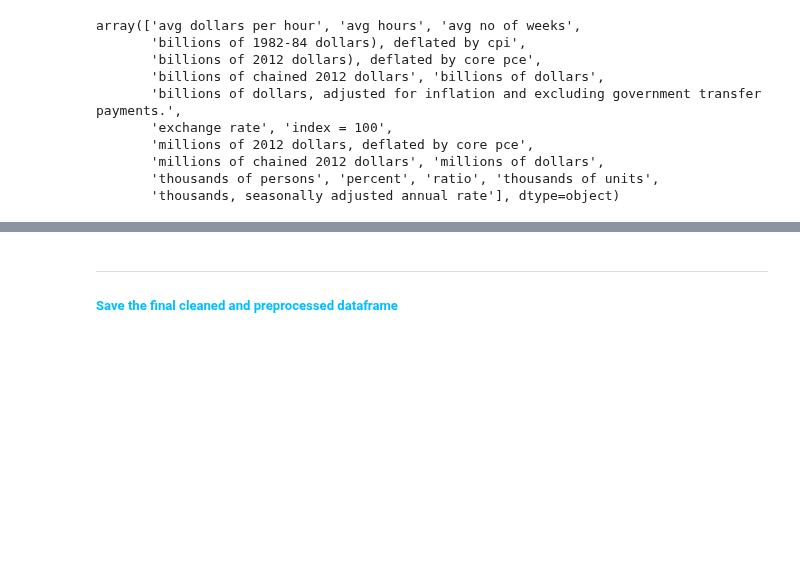
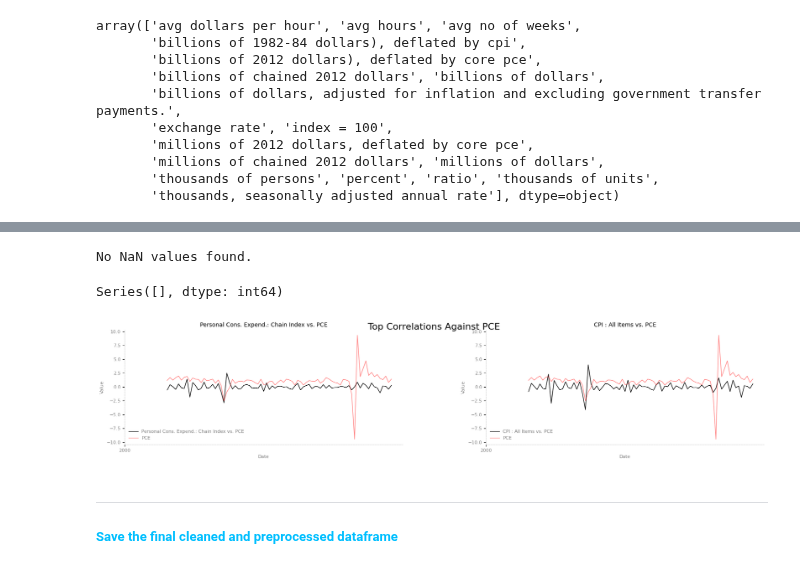
Before and after one commit to janjannagtegaal/NowCasting-M1, a Jupyter notebook: [1]M1_clean_and_preprocess.ipynb, the cells around one changed output, grey strips where cells are left out. Drawn from its saved outputs; the diff is of its cells as text; code cells hidden in the pictures; blank space fills up the shorter version.

```diff
--- a/[1]M1_clean_and_preprocess.ipynb
+++ b/[1]M1_clean_and_preprocess.ipynb
@@ -824,3 +1002,14 @@ This step effectively prepares the dataset for further statistical modeling and
+# %%
+#check for missing values after transformation
+missing = report_missing_values(joined_dataset)
+missing
+# %% [output]
+No NaN values found.
+Series([], dtype: int64)
+# %%
+top_indicators_against_pce_line_graph(joined_dataset, target_correlations,top_n=2)
+# %% [output]
+[figure, added]
 # %% [markdown]
 <div style="color:#00BFFF">
 
```
Also changed, not shown: parts of 18 cells of this notebook, 12 other files.
